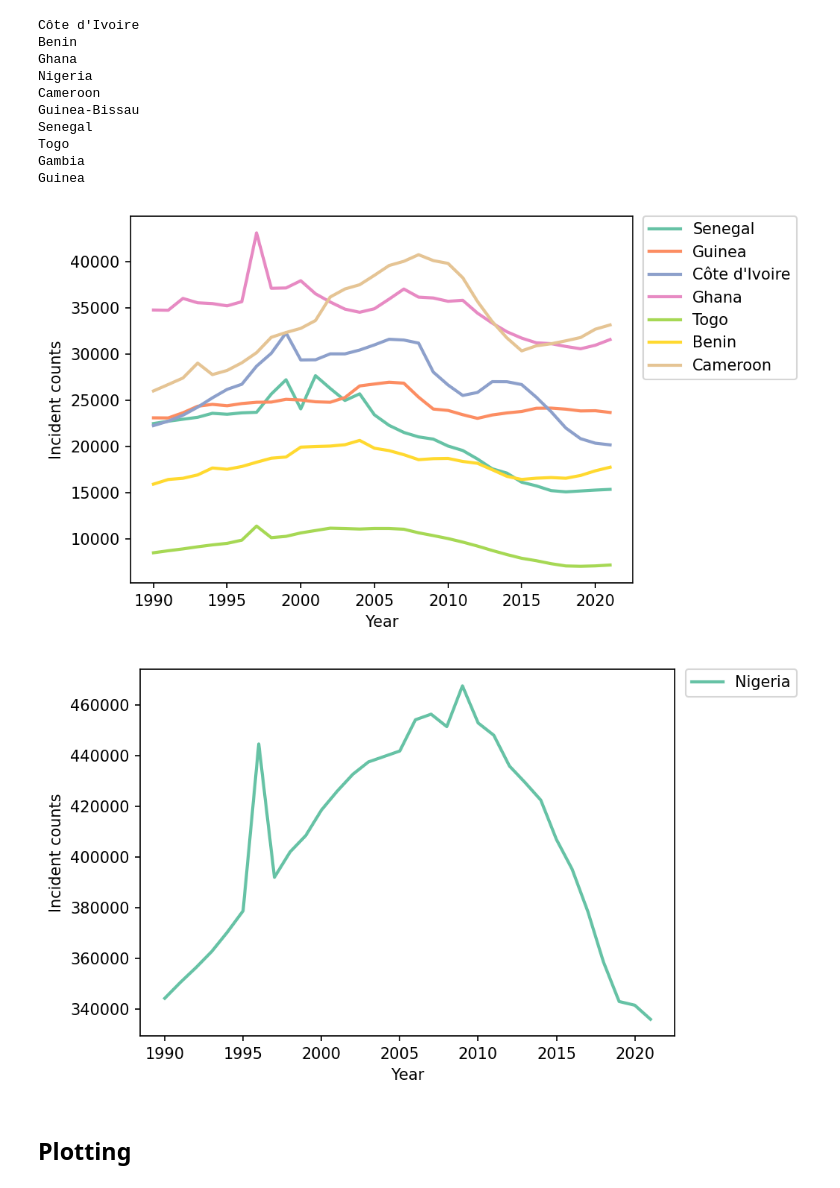
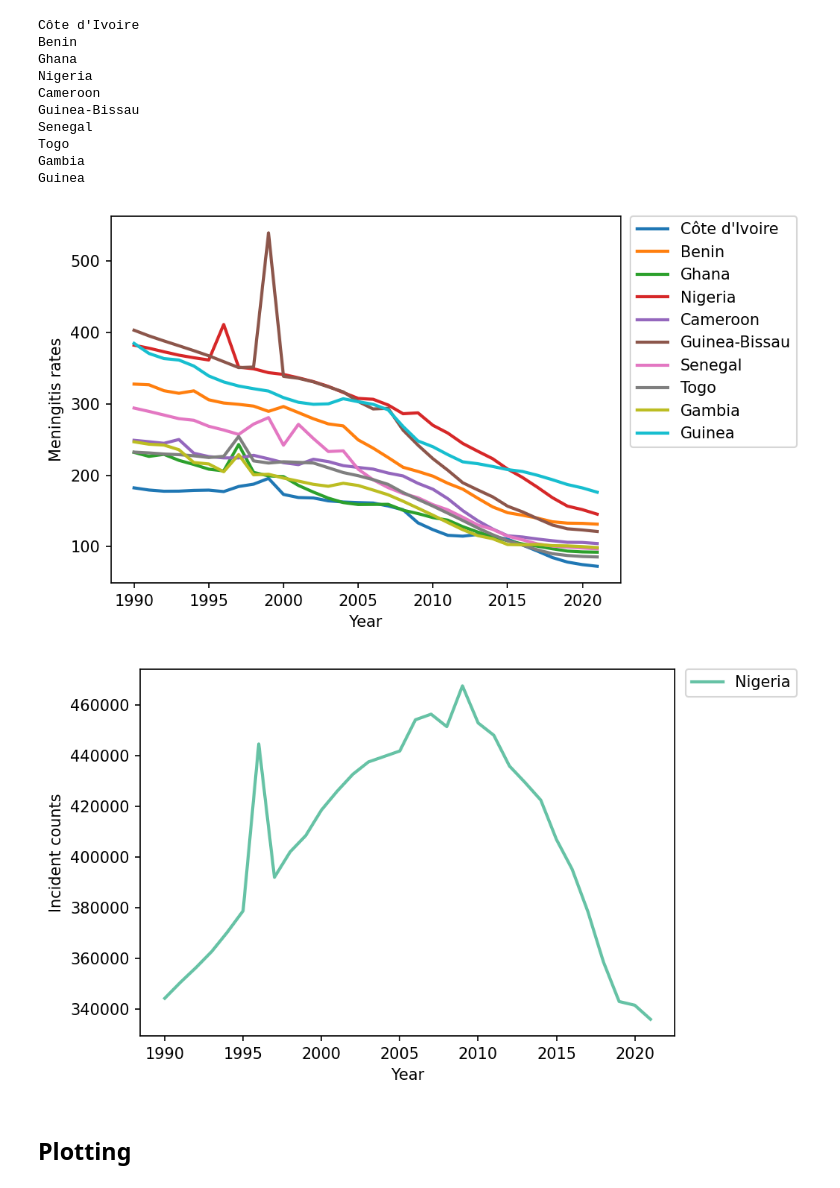
Before and after one commit to blackteacatsu/fall_2024_climate_infectionous, a Jupyter notebook: project/CLIMATE_DISEASE_CORR.ipynb, the cells around one changed output. Cells and saved outputs as stored; diff of their text form; code cells hidden in the pictures.

```diff
--- a/project/CLIMATE_DISEASE_CORR.ipynb
+++ b/project/CLIMATE_DISEASE_CORR.ipynb
@@ -57,4 +54,38 @@ df_men_number = df[df['metric_name'] == 'Number']
+# %%
+# First, the temperature plot
+plt.figure(figsize=(7, 4), dpi=150)
+
+cmap = plt.get_cmap('tab10')
+
+for country_index, country in enumerate(df['location_name'].unique()):
+    #print(country_index)
+    #print(country)
+    #os.mkdir(f'./data/disease/by country/{country}')
+    #df_men_rate[df_men_rate['location_name']== country].to_csv(f'./data/disease/by country/{country}/{country}_meningitis_rate.csv')
+    meningitis_incident = pd.read_csv(f'./data/disease/by country/{country}/{country}_meningitis_rate.csv')
+    meningitis_incident.set_index('year')
+    plt.plot(meningitis_incident['year'], meningitis_incident['val'], label=f'{country}', color=cmap(country_index), linestyle='-', linewidth=2)
+    #plt.fill_between(meningitis_incident['year'], meningitis_incident['lower'], meningitis_incident['upper'], color=cmap(country_index), linewidth=0, alpha=0.2)
+
+
+# Add title and labels
+plt.xlabel('Year')
+plt.ylabel('Meningitis rates')
+
+# Show legend
+plt.legend(bbox_to_anchor=(1.02, 1),
+          loc='upper left',
+          borderaxespad=0.)
+
+# Adjust layout to avoid label cutoff
+plt.tight_layout()
+
+plt.show()
+# %% [output]
+[figure, added]
 # %%
+country_list =['Nigeria']
+
 # First, the temperature plot
 plt.figure(figsize=(7, 4), dpi=150)
 
@@ -63,7 +94,7 @@ cmap = plt.get_cmap('Set2')
 for country_index, country in enumerate(country_list):
     #print(country_index)
     #print(country)
-    # os.mkdir(f'./data/disease/by country/{country}')
+    os.mkdir(f'./data/disease/by country/{country}')
     # df_men_number[df_men_number['location_name']== country].to_csv(f'./data/disease/by country/{country}/{country}_meningitis_incident.csv')
     meningitis_incident = pd.read_csv(f'./data/disease/by country/{country}/{country}_meningitis_incident.csv')
     #meningitis_incident.set_index('year')
@@ -86,42 +117,7 @@ plt.tight_layout()
 
 plt.show()
 # %% [output]
-[figure, old version]
+[figure, new version]
-# %%
-country_list =['Nigeria']
-
-# First, the temperature plot
-plt.figure(figsize=(7, 4), dpi=150)
-
-cmap = plt.get_cmap('Set2')
-
-for country_index, country in enumerate(country_list):
-    #print(country_index)
-    #print(country)
-    # os.mkdir(f'./data/disease/by country/{country}')
-    # df_men_number[df_men_number['location_name']== country].to_csv(f'./data/disease/by country/{country}/{country}_meningitis_incident.csv')
-    meningitis_incident = pd.read_csv(f'./data/disease/by country/{country}/{country}_meningitis_incident.csv')
-    #meningitis_incident.set_index('year')
-    plt.plot(meningitis_incident['year'], meningitis_incident['val'], label=f'{country}', color=cmap(country_index), linestyle='-', linewidth=2)
-
-    #plt.fill_between(meningitis_incident['year'], meningitis_incident['lower'], meningitis_incident['upper'], color=cmap(country_index), linewidth=0, alpha=0.2)
-
-
-# Add title and labels
-plt.xlabel('Year')
-plt.ylabel('Incident counts')
-
-# Show legend
-plt.legend(bbox_to_anchor=(1.02, 1),
-          loc='upper left',
-          borderaxespad=0.)
-
-# Adjust layout to avoid label cutoff
-plt.tight_layout()
-
-plt.show()
-# %% [output]
-[figure, removed]
 # %% [markdown]
 ## Plotting
 # %%
```
Also changed, not shown: parts of 14 cells of this notebook, 23 other files.
